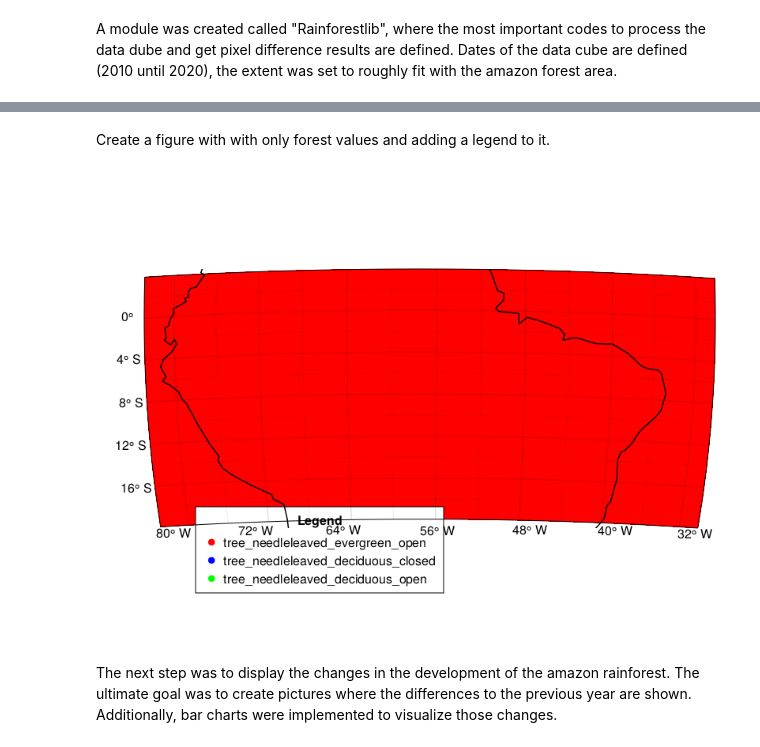
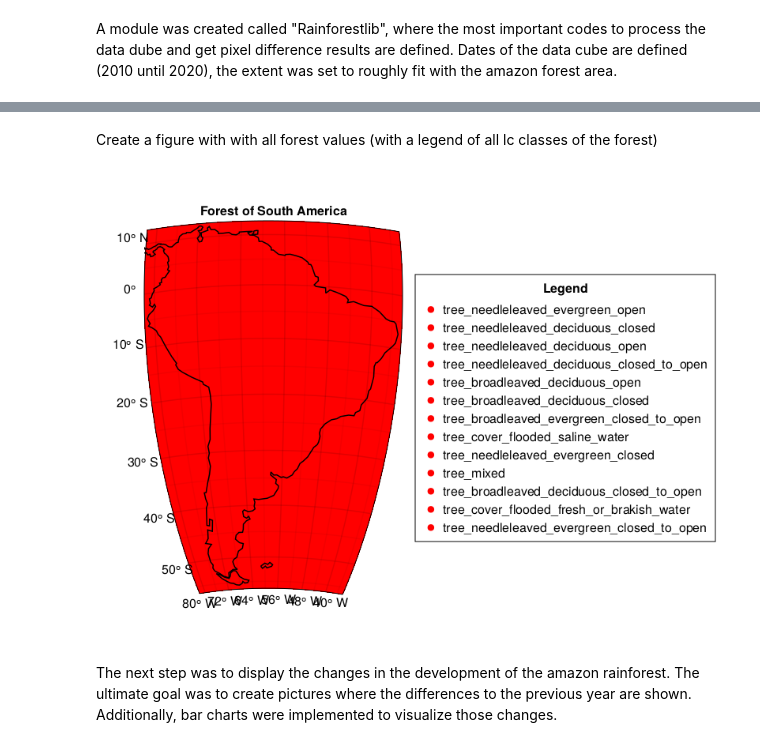
Before and after one commit to Eisenbahnplatte/spatio_temporal_data-rainforest_development, a Jupyter notebook: final_notebook.ipynb, the cells around one changed output, grey strips where cells are left out. Cells and saved outputs as stored; diff of their text form; code cells hidden in the pictures.

Commit message:
updated final document, first half should be done, at least the coding

```diff
--- a/final_notebook.ipynb
+++ b/final_notebook.ipynb
@@ -53,9 +53,9 @@ include("src/LCCSClasses.jl")
 using .LCCSClasses
 
 # create a set of accepted values
-rainforest_values = Set(LCCSClasses.categories["rainforest"].lccs_classes)
-forest_values = Set(LCCSClasses.categories["forest"].lccs_classes)
-all_forest_values = union(forest_values, rainforest_values)
+rainforest_classes = Set(LCCSClasses.categories["rainforest"].lccs_classes)
+forest_classes = Set(LCCSClasses.categories["forest"].lccs_classes)
+all_forest_classes = union(forest_classes, rainforest_classes)
 # %% [output]
 Set{String} with 13 elements:
   "tree_needleleaved_evergreen_open"
@@ -106,54 +104,49 @@ local_figure = Rainforestlib.build_figure_by_lcc_classes(
 # %% [markdown]
-Create a figure with with only forest values and adding a legend to it.
+Create a figure with with all forest values (with a legend of all lc classes of the forest)
 # %%
 #using .Rainforestlib
 
 # local is the default, and makes the map as large as the datapoints
 # but can be changed by setting
 
-searched_values = all_forest_values
-
 using Colors, ColorSchemes
 
-custom_colormap = [
-    RGB(1.0, 0.0, 0.0),  # Red
-    RGB(0.0, 0.0, 1.0),  # Blue
-    RGB(0.0, 1.0, 0.0)   # Green
-]
-
-
-local_figure = Rainforestlib.build_figure_by_lcc_classes(filtered_dc, searched_values; colormap = custom_colormap, colorrange=(1,2))
-
-
-using CairoMakie
-
-xs = 0:0.5:10
-ys = sin.(xs)
-
-points = [scatter!(xs, sin.(xs .* i), color = color)
-    for (i, color) in zip(1:length(custom_colormap), custom_colormap)]
-
-# xs = 0:0.1:10
-# lins = [lines!(xs, sin.(xs .* i), color = color)
-#     for (i, color) in zip(1:3, [:red, :blue, :green])]
-
-# xs = 0:0.1:10
-# lins = [lines!(xs, sin.(xs .+ 3v), color = RGBf(v, 0, 1-v)) for v in 0:0.1:0.2]
-
-Legend(
-    local_figure[1, 1],
-    points,
-    ["$lcss_class" for lcss_class in first(searched_values,3)],
-    "Legend",
-    tellheight = false,
-    tellwidth = false,
-    margin = (110, 10, 50, 10),
-    halign = :left, valign = :bottom, orientation = :vertical
+local_figure = Rainforestlib.build_figure_by_lcc_classes(
+    filtered_dc,
+    all_forest_values;
+    color=RGB(0.0, 1.0, 0.0),
+    title = "Forest of South America"
 )
 
-local_figure
+# using CairoMakie
+
+# xs = 0:0.5:10
+# ys = sin.(xs)
+
+# points = [scatter!(xs, sin.(xs .* i), color = color)
+#     for (i, color) in zip(1:length(custom_colormap), custom_colormap)]
+
+# # xs = 0:0.1:10
+# # lins = [lines!(xs, sin.(xs .* i), color = color)
+# #     for (i, color) in zip(1:3, [:red, :blue, :green])]
+
+# # xs = 0:0.1:10
+# # lins = [lines!(xs, sin.(xs .+ 3v), color = RGBf(v, 0, 1-v)) for v in 0:0.1:0.2]
+
+# Legend(
+#     local_figure[1, 1],
+#     points,
+#     ["$lcss_class" for lcss_class in first(searched_values,3)],
+#     "Legend",
+#     tellheight = false,
+#     tellwidth = false,
+#     margin = (110, 10, 50, 10),
+#     halign = :left, valign = :bottom, orientation = :vertical
+# )
+
+# local_figure
 # %% [output]
-[figure, old version]
+[figure, new version]
 # %% [markdown]
 The next step was to display the changes in the development of the amazon rainforest. The ultimate goal was to create pictures where the differences to the previous year are shown. Additionally, bar charts were implemented to visualize those changes.
 # %%
```
Also changed, not shown: parts of 10 cells of this notebook, 1 other file.
